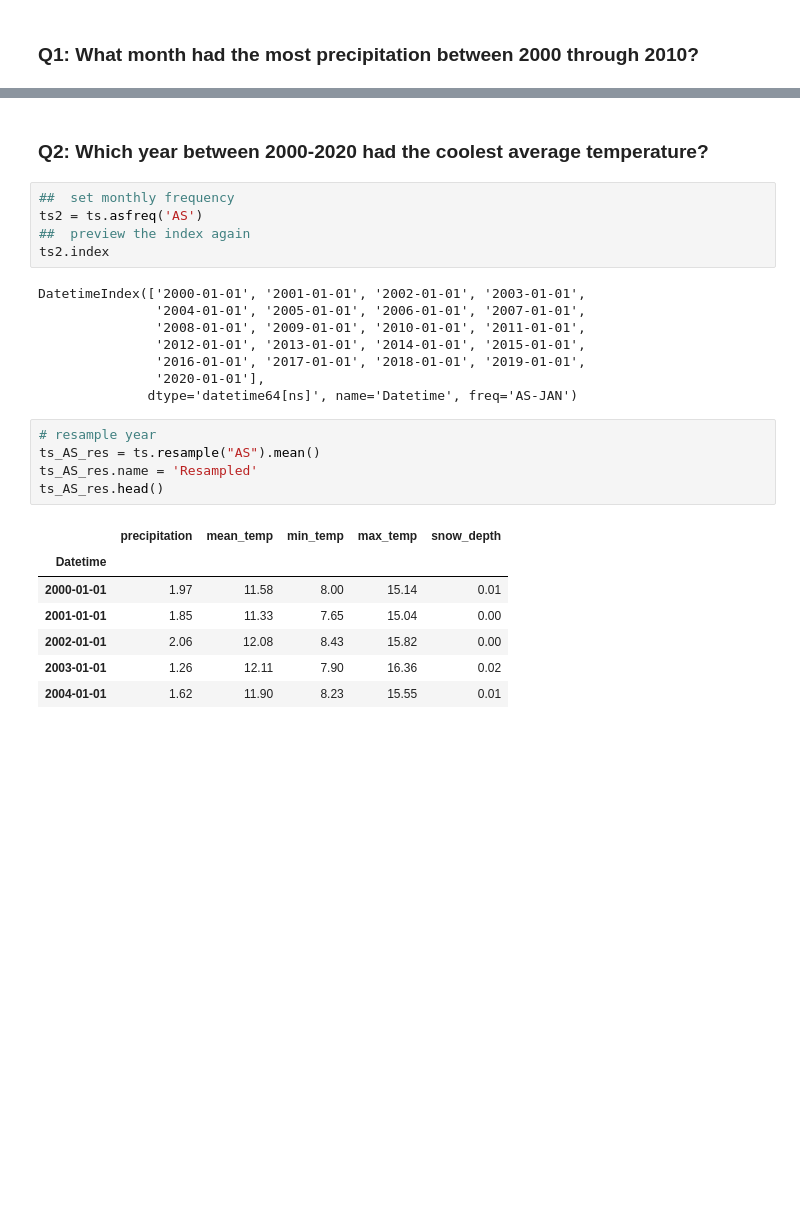
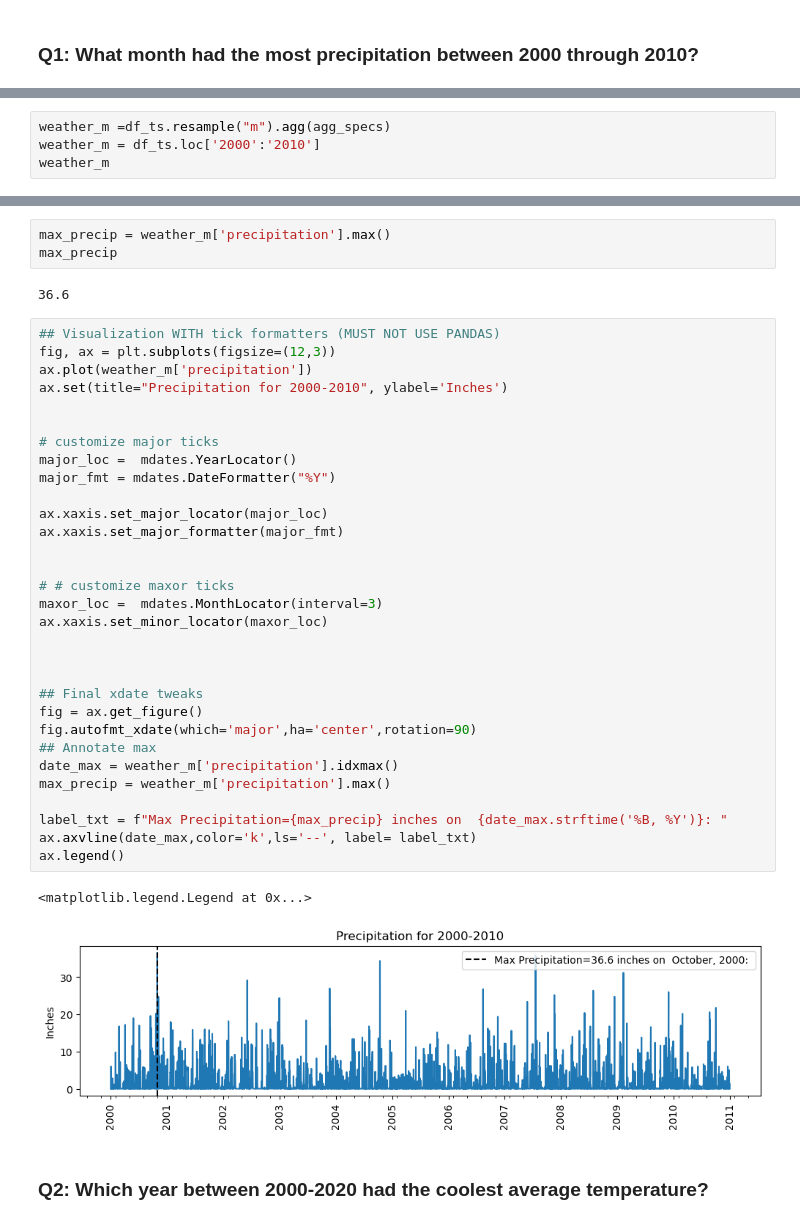
Before and after one commit to Beagan19/-Core--Resampling-Datetime-Data, a Jupyter notebook: (Core) Resampling Datetime Data.ipynb, the cells around one changed output, grey strips where cells are left out. Drawn from its saved outputs; the diff is of its cells as text; blank space fills up the shorter version.

```diff
--- a/(Core) Resampling Datetime Data.ipynb
+++ b/(Core) Resampling Datetime Data.ipynb
@@ -211,0 +179,4 @@ Timestamp('2003-01-01 00:00:00', freq='MS')
+# %%
+weather_m =df_ts.resample("m").agg(agg_specs)
+weather_m = df_ts.loc['2000':'2010']
+weather_m
@@ -212,28 +215,41 @@ Timestamp('2003-01-01 00:00:00', freq='MS')
+# %%
+max_precip = weather_m['precipitation'].max()
+max_precip
+# %% [output]
+36.6
+# %%
+## Visualization WITH tick formatters (MUST NOT USE PANDAS)
+fig, ax = plt.subplots(figsize=(12,3))
+ax.plot(weather_m['precipitation'])
+ax.set(title="Precipitation for 2000-2010", ylabel='Inches')
+
+
+# customize major ticks
+major_loc =  mdates.YearLocator()
+major_fmt = mdates.DateFormatter("%Y")
+
+ax.xaxis.set_major_locator(major_loc)
+ax.xaxis.set_major_formatter(major_fmt)
+
+
+# # customize maxor ticks
+maxor_loc =  mdates.MonthLocator(interval=3)
+ax.xaxis.set_minor_locator(maxor_loc)
+
+
+
+## Final xdate tweaks
+fig = ax.get_figure()
+fig.autofmt_xdate(which='major',ha='center',rotation=90)
+## Annotate max
+date_max = weather_m['precipitation'].idxmax()
+max_precip = weather_m['precipitation'].max()
+
+label_txt = f"Max Precipitation={max_precip} inches on  {date_max.strftime('%B, %Y')}: "
+ax.axvline(date_max,color='k',ls='--', label= label_txt)
+ax.legend()
+# %% [output]
+<matplotlib.legend.Legend at 0x...>
+[figure, added]
 # %% [markdown]
 ### Q2: Which year between 2000-2020 had the coolest average temperature?
-# %%
-##  set monthly frequency
-ts2 = ts.asfreq('AS')
-##  preview the index again
-ts2.index
-# %% [output]
-DatetimeIndex(['2000-01-01', '2001-01-01', '2002-01-01', '2003-01-01',
-               '2004-01-01', '2005-01-01', '2006-01-01', '2007-01-01',
-               '2008-01-01', '2009-01-01', '2010-01-01', '2011-01-01',
-               '2012-01-01', '2013-01-01', '2014-01-01', '2015-01-01',
-               '2016-01-01', '2017-01-01', '2018-01-01', '2019-01-01',
-               '2020-01-01'],
-              dtype='datetime64[ns]', name='Datetime', freq='AS-JAN')
-# %%
-# resample year
-ts_AS_res = ts.resample("AS").mean()
-ts_AS_res.name = 'Resampled'
-ts_AS_res.head()
-# %% [output]
-|  | precipitation | mean_temp | min_temp | max_temp | snow_depth |
-| Datetime |  |  |  |  |  |
-| 2000-01-01 | 1.97 | 11.58 | 8.00 | 15.14 | 0.01 |
-| 2001-01-01 | 1.85 | 11.33 | 7.65 | 15.04 | 0.00 |
-| 2002-01-01 | 2.06 | 12.08 | 8.43 | 15.82 | 0.00 |
-| 2003-01-01 | 1.26 | 12.11 | 7.90 | 16.36 | 0.02 |
-| 2004-01-01 | 1.62 | 11.90 | 8.23 | 15.55 | 0.01 |
```
Also changed, not shown: parts of 12 cells of this notebook.
